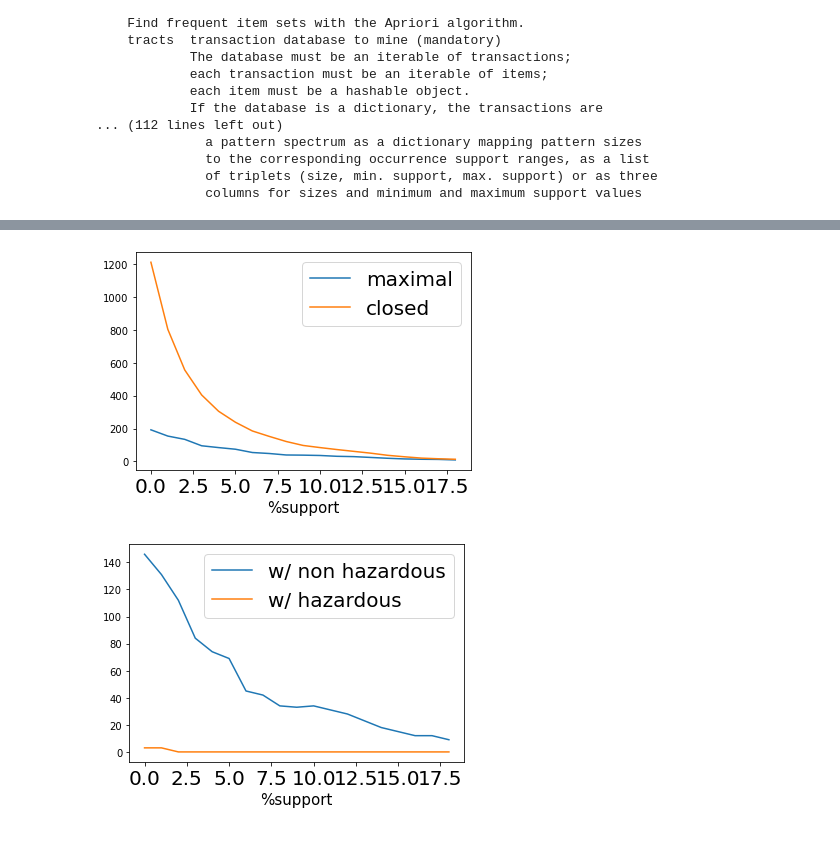
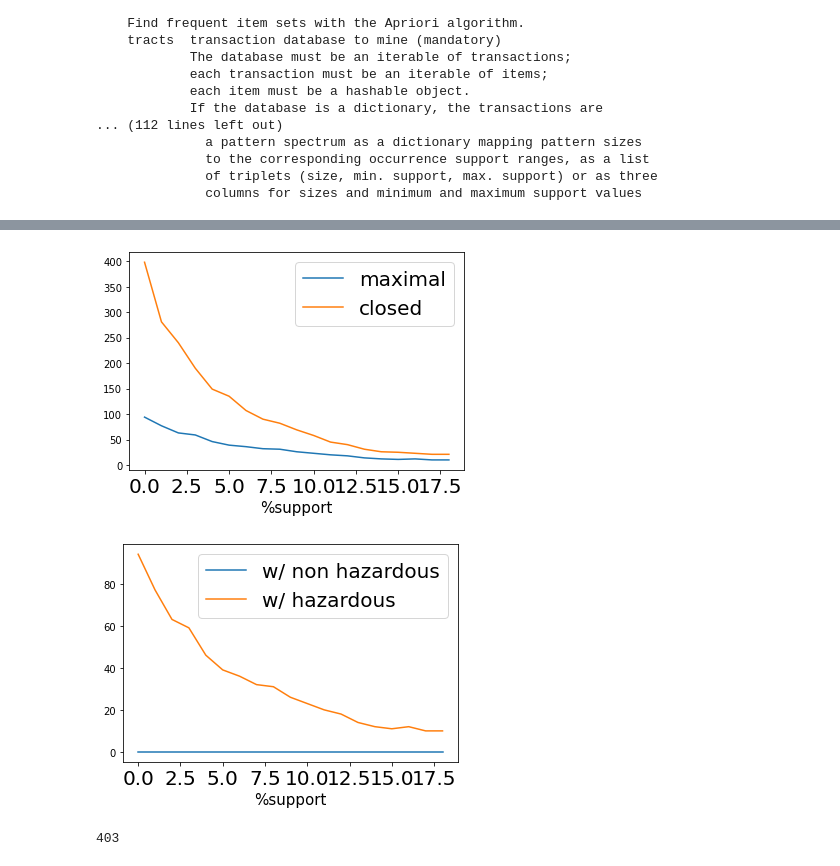
Before and after one commit to Grade0/DM-I, a Jupyter notebook: pattern mining.ipynb, the cells around one changed output, grey strips where cells are left out. Saved outputs shown, nothing was run; the diff lists cells and outputs as text; code cells hidden in the pictures.

```diff
--- a/pattern mining.ipynb
+++ b/pattern mining.ipynb
@@ -157,26 +198,26 @@ itemsets[0][0]
 # %%
 len_max_it = []
 len_cl_it = []
 for i in range(2, 20+1):
-    max_itemsets = apriori(X, target='m', supp=i, zmin=3)
-    cl_itemsets = apriori(X, target='c', supp=i, zmin=3)
+    max_itemsets = apriori(Z, target='m', supp=i, zmin=3)
+    cl_itemsets = apriori(Z, target='c', supp=i, zmin=3)
     len_max_it.append( len(max_itemsets)  )
     len_cl_it.append( len(cl_itemsets) )
 
 plt.plot(len_max_it, label='maximal')
 plt.plot(len_cl_it, label='closed')
 plt.legend(fontsize=20)
 plt.xticks(fontsize=20)
 plt.xlabel('%support', fontsize=15)
 
 plt.show()
 # %% [output]
-[figure, old version]
+[figure, new version]
 # %%
 filter_1 = []
 filter_2 = []
 for i in range(2, 20+1):
-    max_itemsets = apriori(X, target='m', supp=i, zmin=3)
+    max_itemsets = apriori(Z, target='m', supp=i, zmin=3)
 
     filter_1.append( len([item for item in max_itemsets if 'non hazardous' in item[0]])  )
     filter_2.append( len([item for item in max_itemsets if 'hazardous' in item[0]]) )
@@ -189,5 +230,5 @@ plt.xlabel('%support', fontsize=15)
 
 plt.show()
 # %% [output]
-[figure, old version]
+[figure, new version]
 # %%
@@ -195,2 +236,6 @@ rules = apriori(X, target='r', supp=10, zmin=3, conf=60, report='aScl')
+# %%
+len (rules)
+# %% [output]
+403
 # %%
 rules[:5]
```
Also changed, not shown: parts of 27 cells of this notebook.
